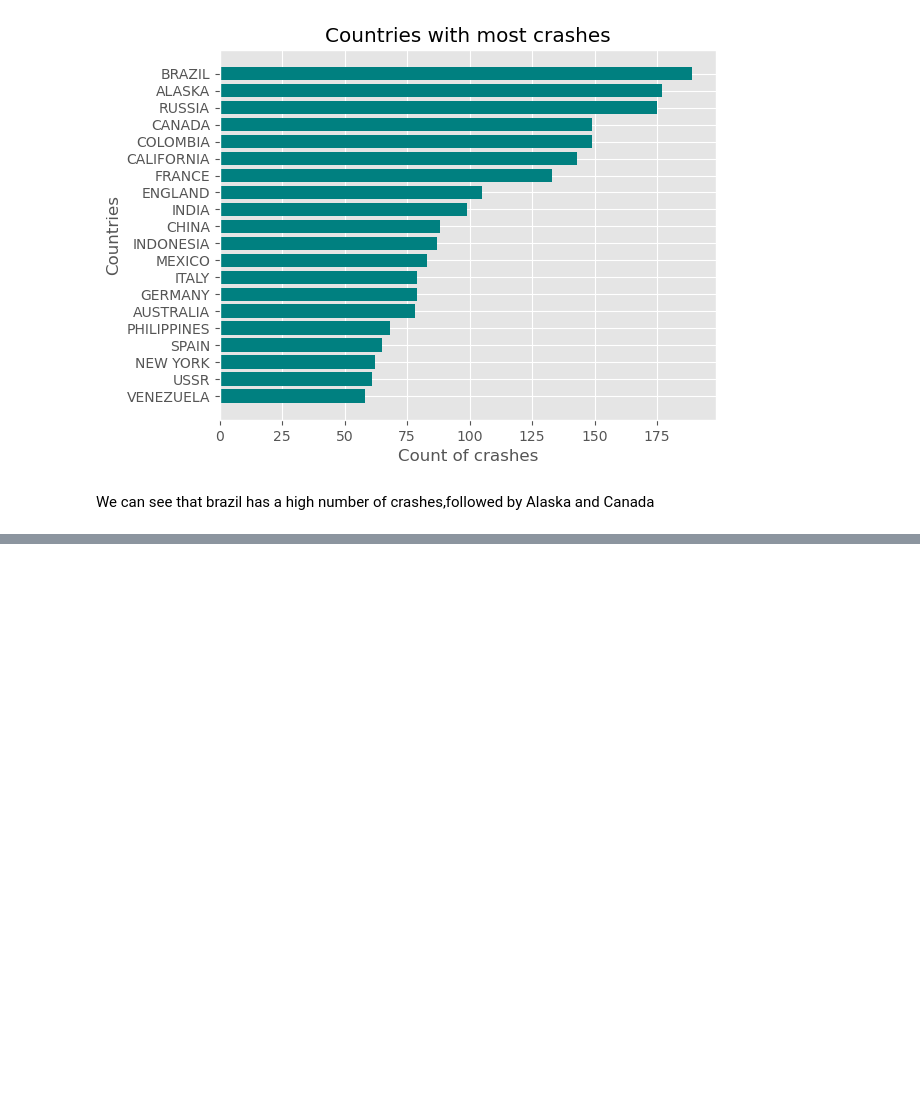
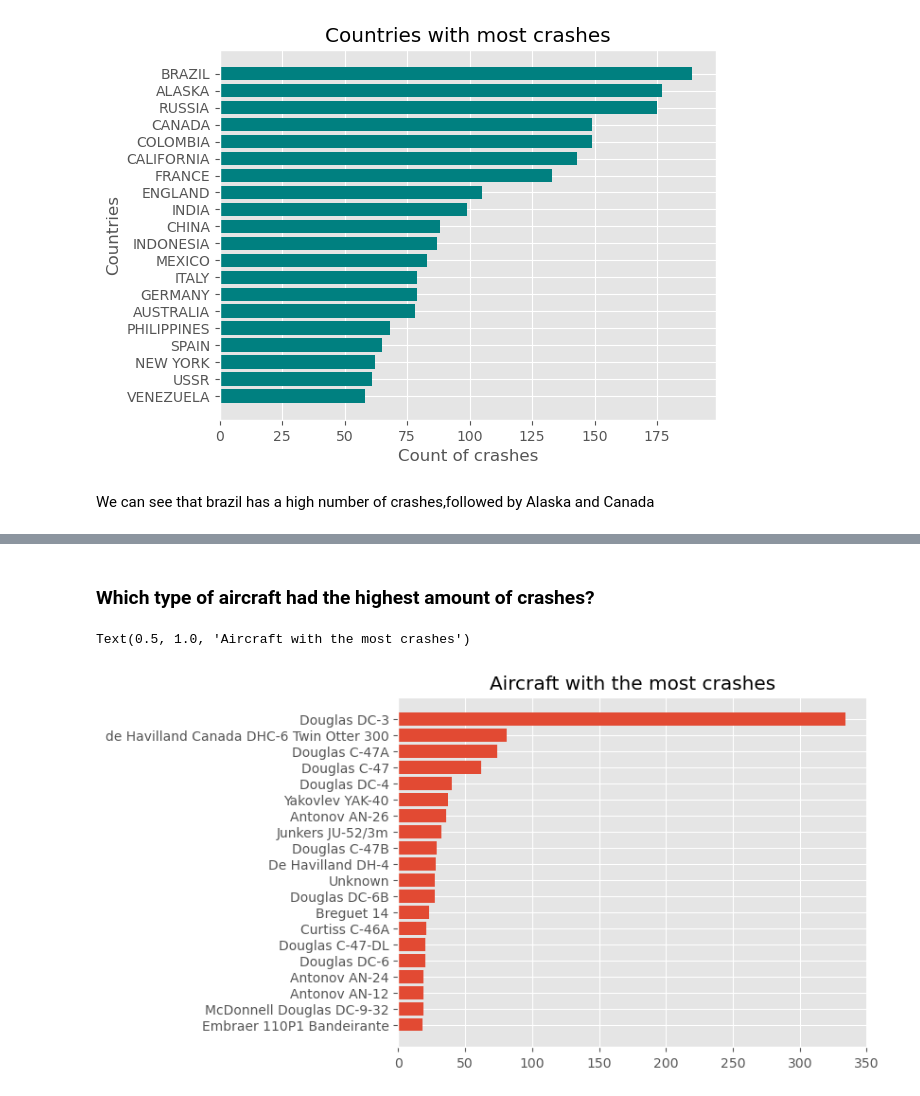
Before and after one commit to danielkimutai/Airplane-crashes-and-fatalities-analysis, a Jupyter notebook: index.ipynb, the cells around one changed output, grey strips where cells are left out. Saved outputs shown, nothing was run; the diff lists cells and outputs as text; code cells hidden in the pictures; blank space fills up the shorter version.

```diff
--- a/index.ipynb
+++ b/index.ipynb
@@ -386,0 +378,9 @@ SyntaxError: unmatched ')' (687023194.py, line 1)
+# %% [markdown]
+### Which type of aircraft had the highest amount of crashes?
+# %%
+type_count=df['Type'].value_counts().head(20).sort_values()
+plt.barh(type_count.index,type_count)
+plt.title('Aircraft with the most crashes')
+# %% [output]
+Text(0.5, 1.0, 'Aircraft with the most crashes')
+[figure, added]
```
Also changed, not shown: parts of 40 cells of this notebook.
